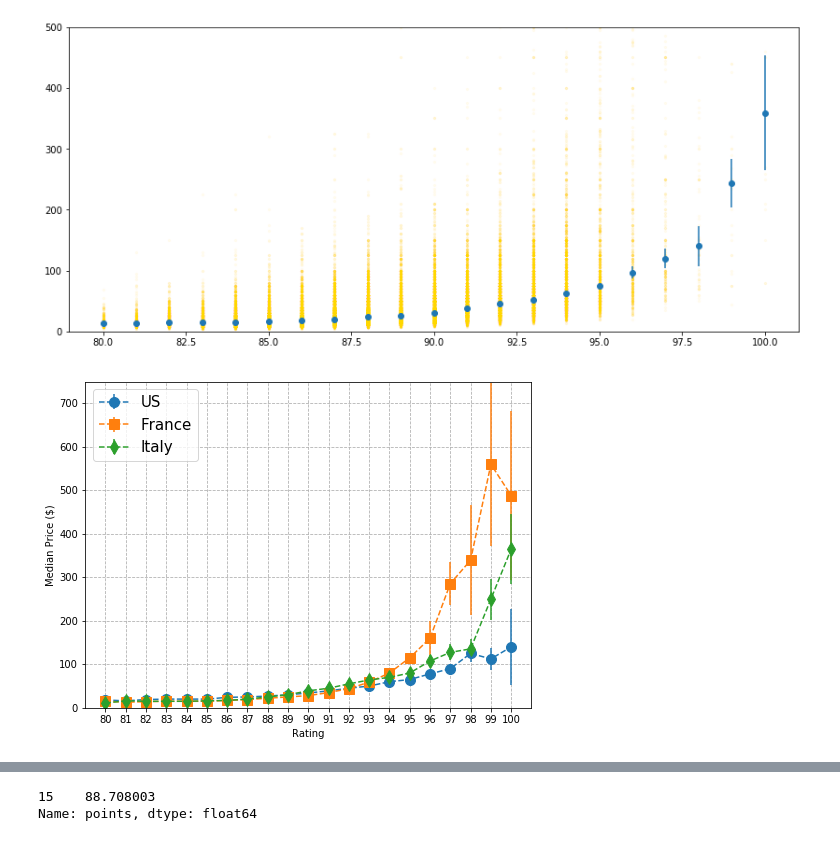
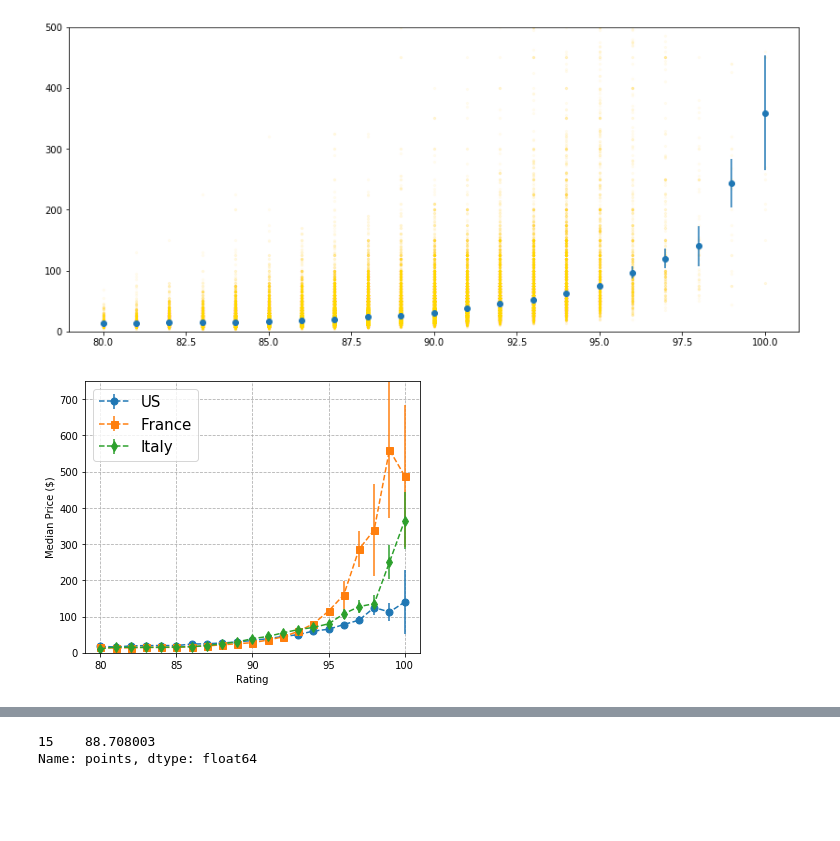
Before and after one commit to renatonico/Pygeons, a Jupyter notebook: notebooks/angel.ipynb, the cells around one changed output, grey strips where cells are left out. Saved outputs shown, nothing was run; the diff lists cells and outputs as text; code cells hidden in the pictures; blank space fills up the shorter version.

Commit message:
uploading potential figures

```diff
--- a/notebooks/angel.ipynb
+++ b/notebooks/angel.ipynb
@@ -302,19 +302,19 @@ italy_med = italy_med.reset_index()
 italy_err = italy.groupby('points').sem()
 italy_err = italy_err.reset_index()
 # %%
-plt.figure(figsize=(8,6))
+plt.figure(figsize=(6,5))
 #plt.scatter(us_med['points'],us_med['price'],alpha=0.75)
-plt.errorbar(us_med.points, us_med.price, us_err.price, fmt="--o", label='US', markersize=10)
-plt.errorbar(france_med.points, france_med.price, france_err.price, fmt="s--", label='France', markersize=10)
-plt.errorbar(italy_med.points, italy_med.price,italy_err.price, fmt="d--", label='Italy', markersize=10)
+plt.errorbar(us_med.points, us_med.price, us_err.price, fmt="--o", label='US', markersize=7)
+plt.errorbar(france_med.points, france_med.price, france_err.price, fmt="s--", label='France', markersize=7)
+plt.errorbar(italy_med.points, italy_med.price,italy_err.price, fmt="d--", label='Italy', markersize=7)
 plt.grid(linestyle='--')
 plt.ylim(0,750)
-plt.xticks(range(80,101))
+plt.xticks(range(80,101,5))
 #plt.yscale('log')
 plt.xlabel('Rating')
 plt.ylabel('Median Price ($)')
 plt.legend(loc='upper left',prop={'size':15})
 
 plt.show()
 # %% [output]
-[figure, old version]
+[figure, new version]
```
Also changed, not shown: parts of 14 cells of this notebook, 2 other files.
